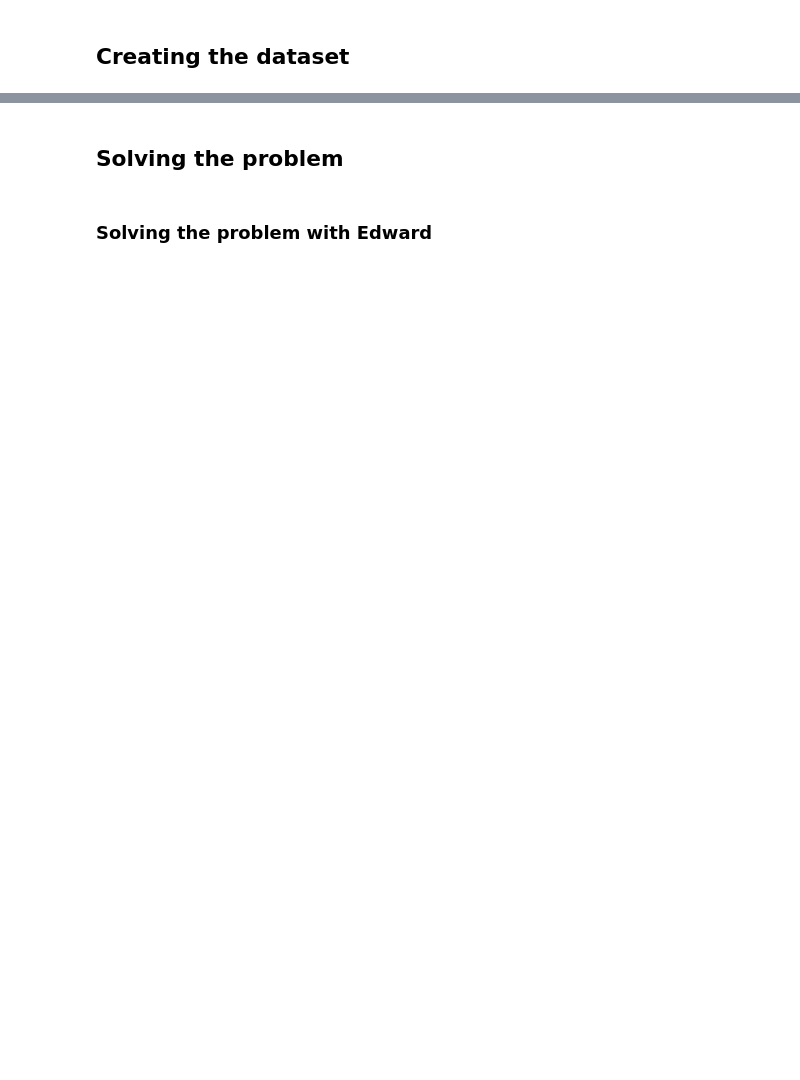
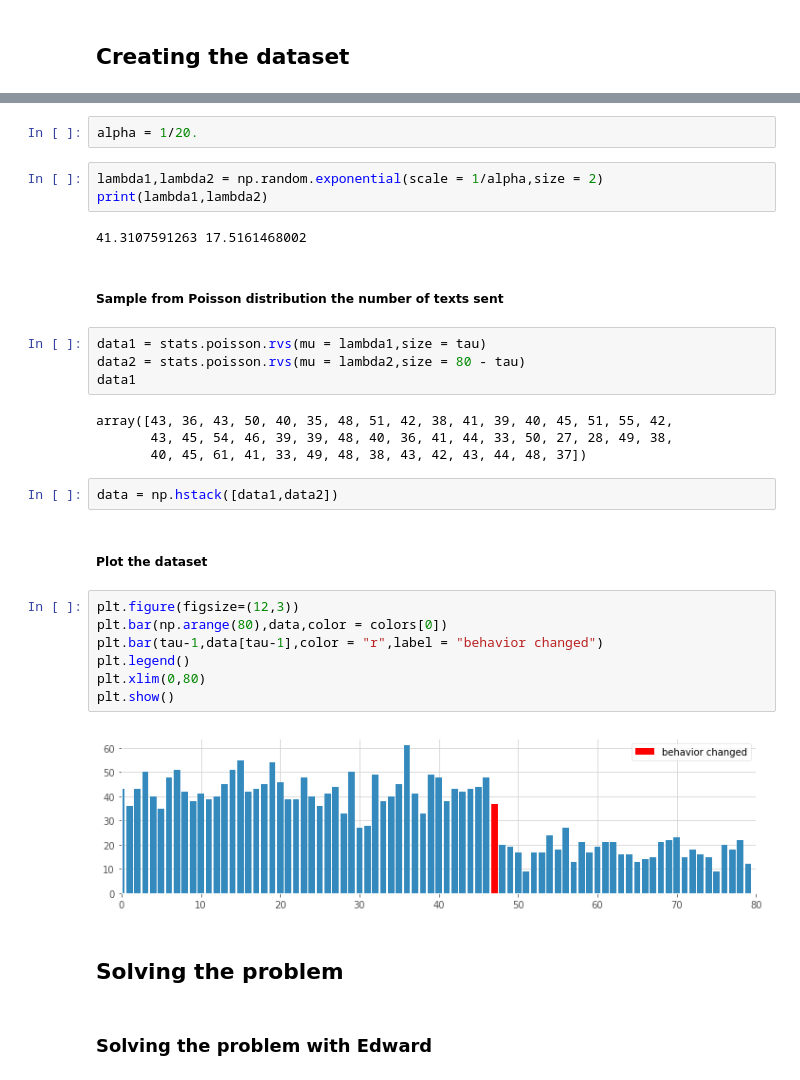
Before and after one commit to TheoLvs/probabilistic-programming, a Jupyter notebook: 1. Bayesian methods for hackers/Baseyian methods for hackers - chapter 1.ipynb, the cells around one changed output, grey strips where cells are left out. Saved outputs shown, nothing was run; the diff lists cells and outputs as text; blank space fills up the shorter version.

```diff
--- a/1. Bayesian methods for hackers/Baseyian methods for hackers - chapter 1.ipynb
+++ b/1. Bayesian methods for hackers/Baseyian methods for hackers - chapter 1.ipynb
@@ -109,3 +119,33 @@ import pyro.distributions as dist
+# %%
+alpha = 1/20.
+# %%
+lambda1,lambda2 = np.random.exponential(scale = 1/alpha,size = 2)
+print(lambda1,lambda2)
+# %% [output]
+41.3107591263 17.5161468002
+# %% [markdown]
+##### Sample from Poisson distribution the number of texts sent
+# %%
+data1 = stats.poisson.rvs(mu = lambda1,size = tau)
+data2 = stats.poisson.rvs(mu = lambda2,size = 80 - tau)
+data1
+# %% [output]
+array([43, 36, 43, 50, 40, 35, 48, 51, 42, 38, 41, 39, 40, 45, 51, 55, 42,
+       43, 45, 54, 46, 39, 39, 48, 40, 36, 41, 44, 33, 50, 27, 28, 49, 38,
+       40, 45, 61, 41, 33, 49, 48, 38, 43, 42, 43, 44, 48, 37])
+# %%
+data = np.hstack([data1,data2])
+# %% [markdown]
+##### Plot the dataset
+# %%
+plt.figure(figsize=(12,3))
+plt.bar(np.arange(80),data,color = colors[0])
+plt.bar(tau-1,data[tau-1],color = "r",label = "behavior changed")
+plt.legend()
+plt.xlim(0,80)
+plt.show()
+# %% [output]
+[figure, added]
 # %% [markdown]
 ## Solving the problem
 # %% [markdown]
```
Also changed, not shown: parts of 20 cells of this notebook.
